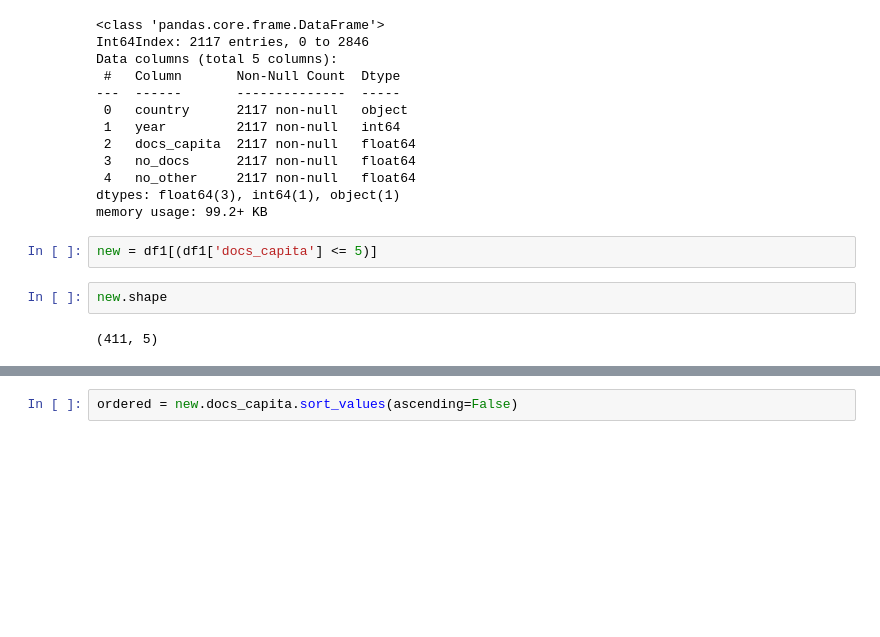
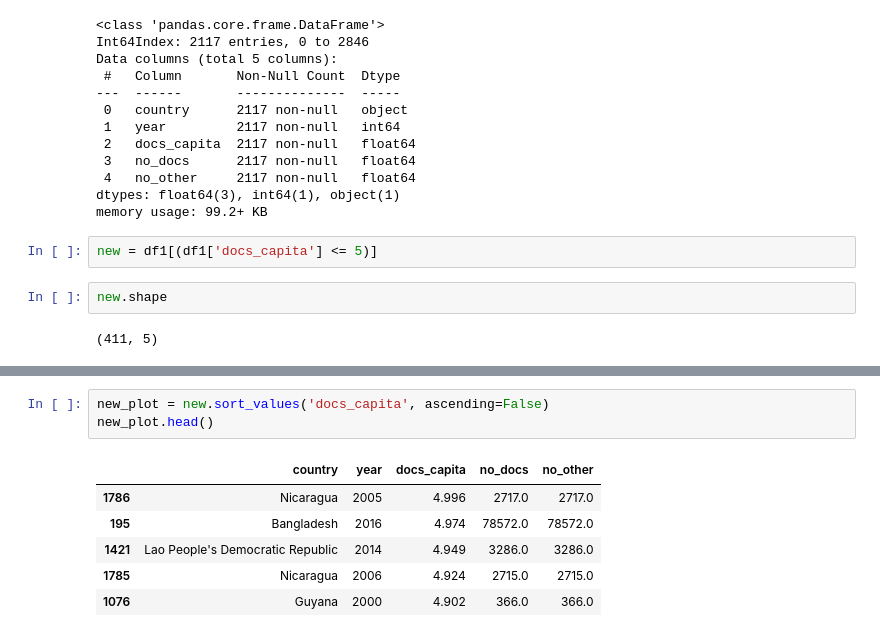
Before and after one commit to ozbunae/med_staff_data, a Jupyter notebook: World Wide Medical Staff.ipynb, the cells around one changed output, grey strips where cells are left out. Saved outputs shown, nothing was run; the diff lists cells and outputs as text; blank space fills up the shorter version.

```diff
--- a/World Wide Medical Staff.ipynb
+++ b/World Wide Medical Staff.ipynb
@@ -131,5 +136,13 @@ new.shape
 # %%
-ordered = new.docs_capita.sort_values(ascending=False)
+new_plot = new.sort_values('docs_capita', ascending=False)
+new_plot.head()
+# %% [output]
+|  | country | year | docs_capita | no_docs | no_other |
+| 1786 | Nicaragua | 2005 | 4.996 | 2717.0 | 2717.0 |
+| 195 | Bangladesh | 2016 | 4.974 | 78572.0 | 78572.0 |
+| 1421 | Lao People's Democratic Republic | 2014 | 4.949 | 3286.0 | 3286.0 |
+| 1785 | Nicaragua | 2006 | 4.924 | 2715.0 | 2715.0 |
+| 1076 | Guyana | 2000 | 4.902 | 366.0 | 366.0 |
 # %%
 
 fix, ax = plt.subplots(figsize = (30,12))
```
Also changed, not shown: parts of 2 cells of this notebook.
